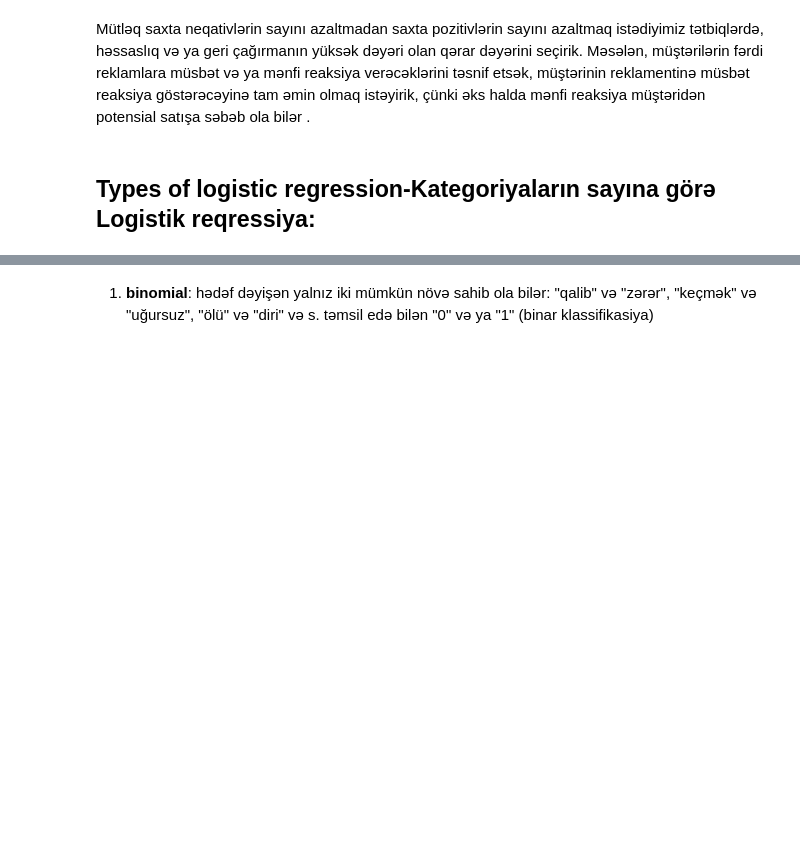
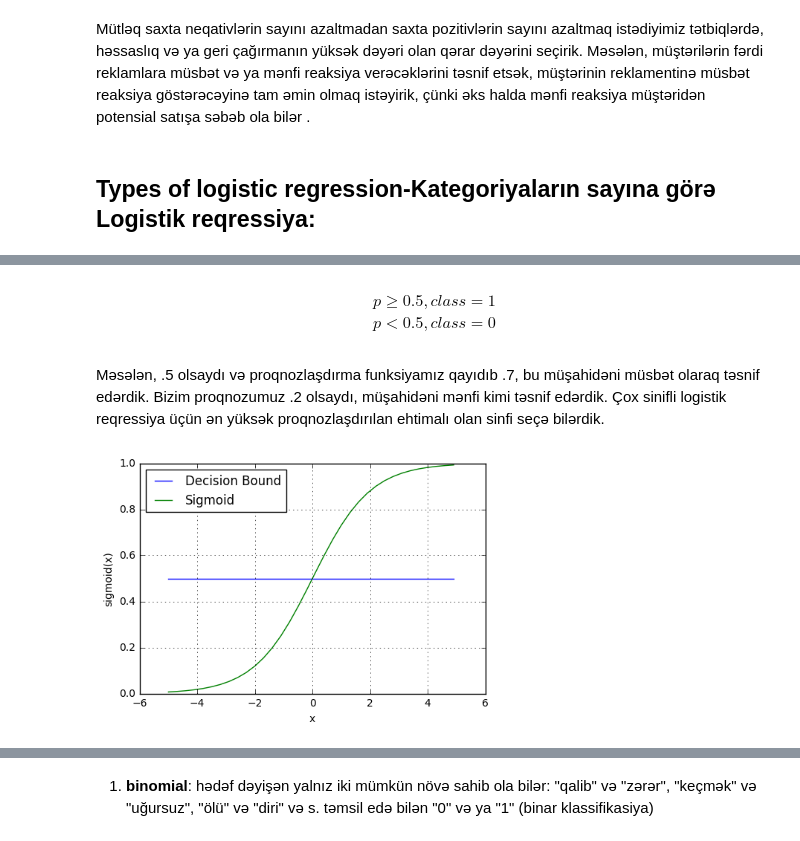
Before and after one commit to RashadGarayev/MachineLearningAZ, a Jupyter notebook: MachineLearningAz/Logistic_regression.ipynb, the cells around one changed output, grey strips where cells are left out. Drawn from its saved outputs; the diff is of its cells as text; code cells hidden in the pictures; blank space fills up the shorter version.

```diff
--- a/MachineLearningAz/Logistic_regression.ipynb
+++ b/MachineLearningAz/Logistic_regression.ipynb
@@ -27,0 +65,10 @@ Mütləq saxta neqativlərin sayını azaltmadan saxta pozitivlərin sayını az
+# %% [markdown]
+\begin{split}p \geq 0.5, class=1 \\
+p < 0.5, class=0\end{split}
+# %% [markdown]
+Məsələn, .5 olsaydı və proqnozlaşdırma funksiyamız qayıdıb .7, bu müşahidəni müsbət olaraq təsnif edərdik. Bizim proqnozumuz .2 olsaydı, müşahidəni mənfi kimi təsnif edərdik. Çox sinifli logistik reqressiya üçün ən yüksək proqnozlaşdırılan ehtimalı olan sinfi seçə bilərdik.
+# %%
+from IPython.display import Image
+Image(filename='image/dec1.png',width=400,height=400)
+# %% [output]
+[figure, added]
```
Also changed, not shown: parts of 31 cells of this notebook.
